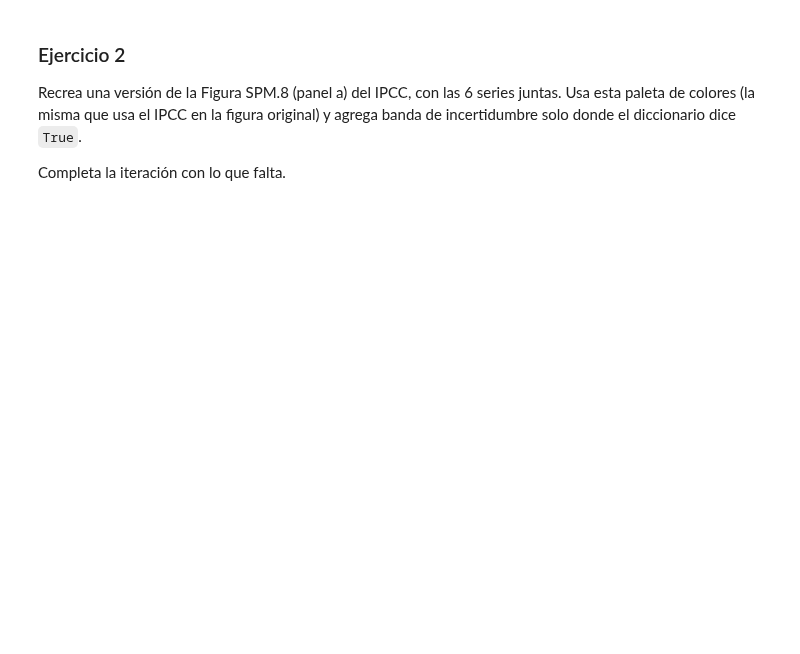
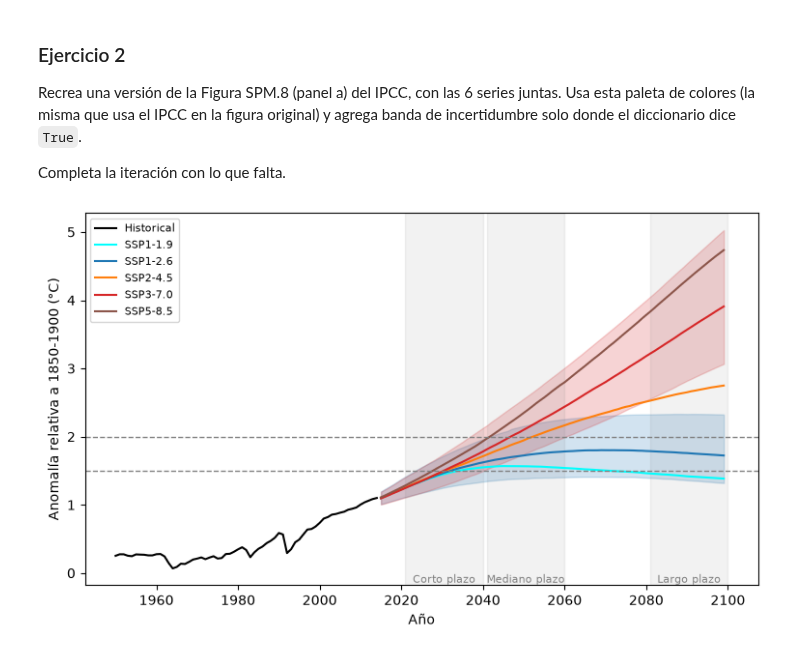
Before and after one commit to SALINASSebas/geocomputacion_-1GEO20-, a Jupyter notebook: ejercicios/ejercicios_aplicados/proyecciones_climaticas.ipynb, the cells around one changed output. Saved outputs shown, nothing was run; the diff lists cells and outputs as text; code cells hidden in the pictures; blank space fills up the shorter version.

```diff
--- a/ejercicios/ejercicios_aplicados/proyecciones_climaticas.ipynb
+++ b/ejercicios/ejercicios_aplicados/proyecciones_climaticas.ipynb
@@ -124,7 +124,7 @@ Completa la iteración para aplicar `kendalltau()` y `theilslopes()` a **cada un
 resumen = []
 
 for escenario in archivos.keys():
-    serie = datos[datos["escenario"] == ...]  # 1. filtra el escenario correspondiente
+    serie = datos[datos["escenario"] == escenario]  # 1. filtra el escenario correspondiente
 
     tau, p_valor = kendalltau(serie["Year"], serie[...])                       # 2. columna con los valores de temperatura
     pendiente, intercepto, ic_bajo, ic_alto = theilslopes(serie[...], serie["Year"])  # 3. columna con los valores de temperatura
@@ -180,31 +180,42 @@ Completa la iteración con lo que falta.
 # %%
 estilo = {
     "Historical": {"color": "black",      "banda": False},
     "SSP1-1.9":   {"color": "cyan",       "banda": False},
     "SSP1-2.6":   {"color": "tab:blue",   "banda": True},
     "SSP2-4.5":   {"color": "tab:orange", "banda": False},
     "SSP3-7.0":   {"color": "tab:red",    "banda": True},
     "SSP5-8.5":   {"color": "tab:brown",  "banda": False},
 }
 
 fig, ax = plt.subplots(figsize=(9, 5))
 
 for escenario, propiedades in estilo.items():
-    serie = datos[datos["escenario"] == ...]  # 1. filtra el escenario
+    serie = datos[datos["escenario"] == escenario]  # 1. filtra el escenario
 
     ax.plot(serie["Year"], serie["Mean"], color=propiedades["color"], label=escenario, lw=1.5)
 
     if propiedades["banda"]:
-        ax.fill_between(serie["Year"], serie[...], serie[...],  # 2. columnas de los límites
+        ax.fill_between(serie["Year"], serie["5%"], serie["95%"],  # 2. columnas de los límites
                          color=propiedades["color"], alpha=0.2)
 
 # 3. agrega dos líneas horizontales de referencia en +1.5°C y +2°C (ax.axhline)
-
+ax.axhline(1.5, color="gray", linestyle="--", linewidth=1)
+ax.axhline(2, color="gray", linestyle="--", linewidth=1)
 
 # 4. agrega bandas de periodos definidos por el IPCC
+periodos = {
+    "Corto plazo": (2021, 2040),
+    "Mediano plazo": (2041, 2060),
+    "Largo plazo": (2081, 2100),
+}
 
+for etiqueta, (inicio, fin) in periodos.items():
+    ax.axvspan(inicio, fin, color="grey", alpha=0.1)
+    ax.text((inicio + fin) / 2, ax.get_ylim()[0], etiqueta, ha="center", va="bottom", fontsize=8, color="grey")
 
 ax.set_xlabel("Año")
 ax.set_ylabel("Anomalía relativa a 1850-1900 (°C)")
 ax.legend(fontsize=8)
 plt.show()
+# %% [output]
+[figure, added]
```
Also changed, not shown: parts of 4 cells of this notebook, 11 other files.
